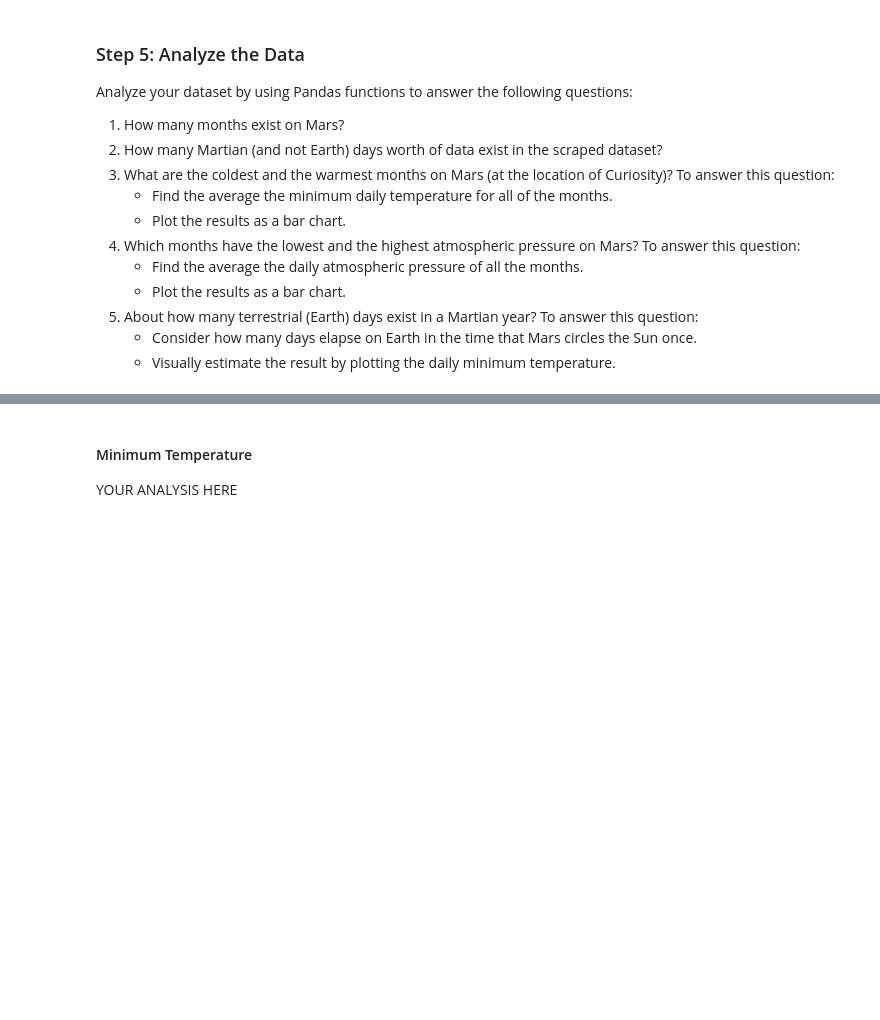
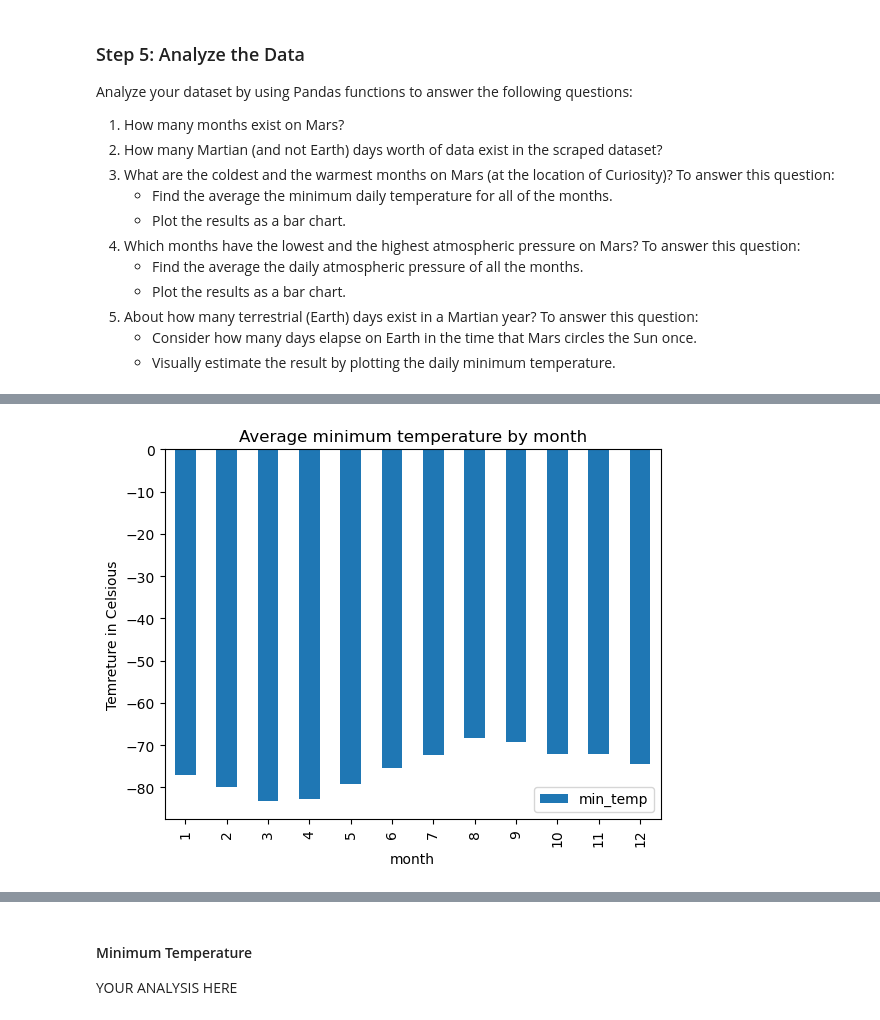
Before and after one commit to atnafb/Web-Scrapping-Chanllenge, a Jupyter notebook: part_2_mars_weather.ipynb, the cells around one changed output, grey strips where cells are left out. Drawn from its saved outputs; the diff is of its cells as text; code cells hidden in the pictures; blank space fills up the shorter version.

Commit message:
Update part_2_mars_weather.ipynb
adding the average minimum temperature code, including graphs and average pressure

```diff
--- a/part_2_mars_weather.ipynb
+++ b/part_2_mars_weather.ipynb
@@ -108,7 +110,9 @@ print(row_data[0:3])
 [['2', '2012-08-16', '10', '155', '6', '-75.0', '739.0'], ['13', '2012-08-17', '11', '156', '6', '-76.0', '740.0'], ['24', '2012-08-18', '12', '156', '6', '-76.0', '741.0']]
 # %%
 # Create a Pandas DataFrame by using the list of rows and a list of the column names
-df= pd.DataFrame(row_data
-                df.)
+# defining the column names for the dataframe
+columns_header = ['id', 'terrestrial_date', 'sol', 'ls', 'month', 'min_temp', 'pressure']
+# creating the data frame and assigning column names to the data frame based on the column header or list
+mar_temp_data_DF= pd.DataFrame(row_data, columns = columns_header)
 # %%
 # Confirm DataFrame was created successfully
@@ -125,2 +145,13 @@ Examine the data types that are currently associated with each column. If necess
+# %%
+# Change data types for data analysis
+changed_dataT = mar_temp_data_DF.astype ({
+    'id': 'object',
+    'terrestrial_date': 'datetime64[ns]',
+    'sol': 'int',
+    'ls': 'int',
+    'month': 'int',
+    'min_temp': 'float',
+    'pressure': 'float'
+})
 # %%
 # Confirm type changes were successful by examining data types again
@@ -147,2 +204,6 @@ Analyze your dataset by using Pandas functions to answer the following questions
 # %%
 # 3. What is the average minimum temperature by month?
+average_temp = changed_dataT.groupby('month')['min_temp'].mean()
+print("Minimum avarage tempreture of Mars by month: ")
+average_tempDF = pd.DataFrame(average_temp)
+average_tempDF
@@ -151,2 +226,11 @@ Analyze your dataset by using Pandas functions to answer the following questions
+# %%
+# Plot the average minimum temperature by month
+average_tempDF.plot (kind='bar', y ='min_temp')
+plt.ylabel('Temreture in Celsious')
+plt.xlabel ('month')
+plt.title ('Average minimum temperature by month')
+plt.show ()
+# %% [output]
+[figure, added]
 # %%
 # Identify the coldest and hottest months in Curiosity's location by sorting the previous graph
```
Also changed, not shown: parts of 15 cells of this notebook.
